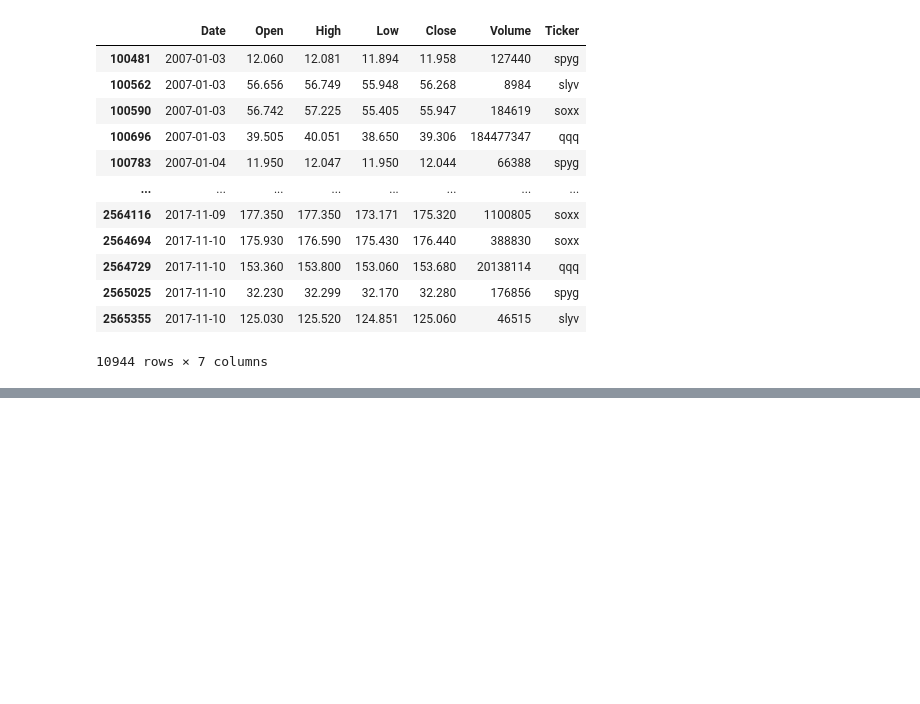
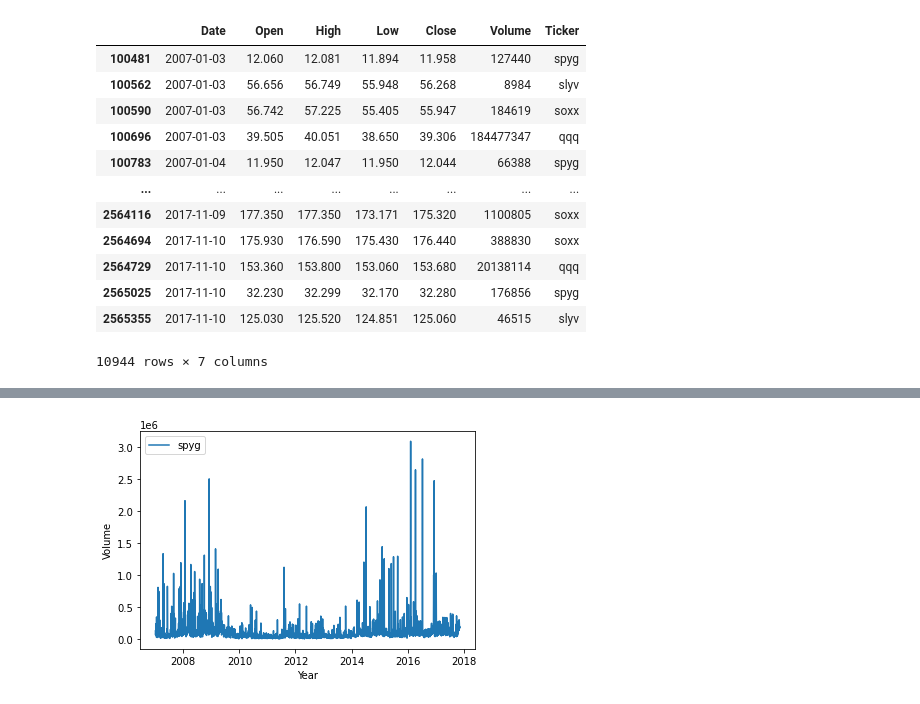
Before and after one commit to B-Rad80/ML_Stock_Predictions, a Jupyter notebook: Cleaning.ipynb, the cells around one changed output, grey strips where cells are left out. Cells and saved outputs as stored; diff of their text form; code cells hidden in the pictures; blank space fills up the shorter version.

```diff
--- a/Cleaning.ipynb
+++ b/Cleaning.ipynb
@@ -112,0 +255,8 @@ qqqDf.head()
+# %%
+plt.plot(spyDf.Volume,label="spyg")
+plt.xlabel('Year')
+plt.ylabel('Volume')
+plt.legend()
+plt.show()
+# %% [output]
+[figure, added]
```
Also changed, not shown: parts of 27 cells of this notebook.
